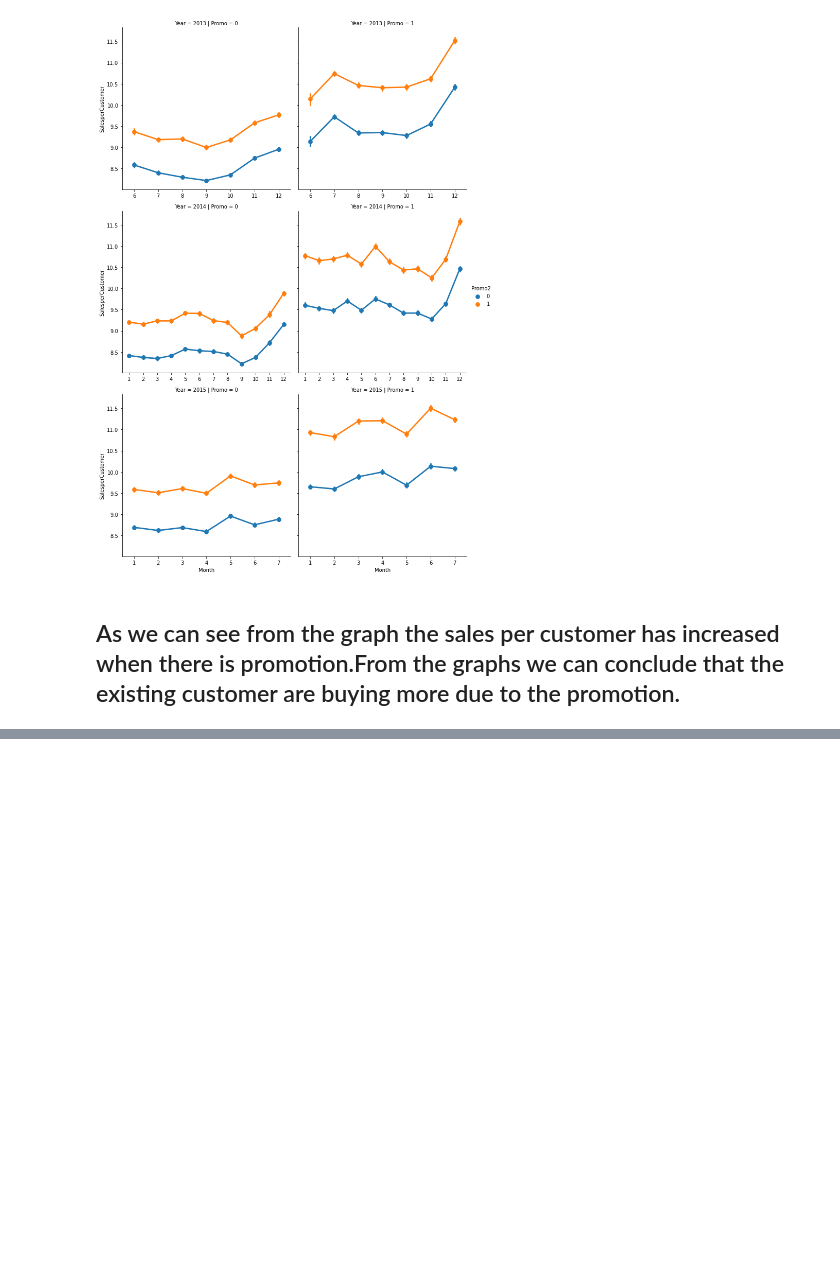
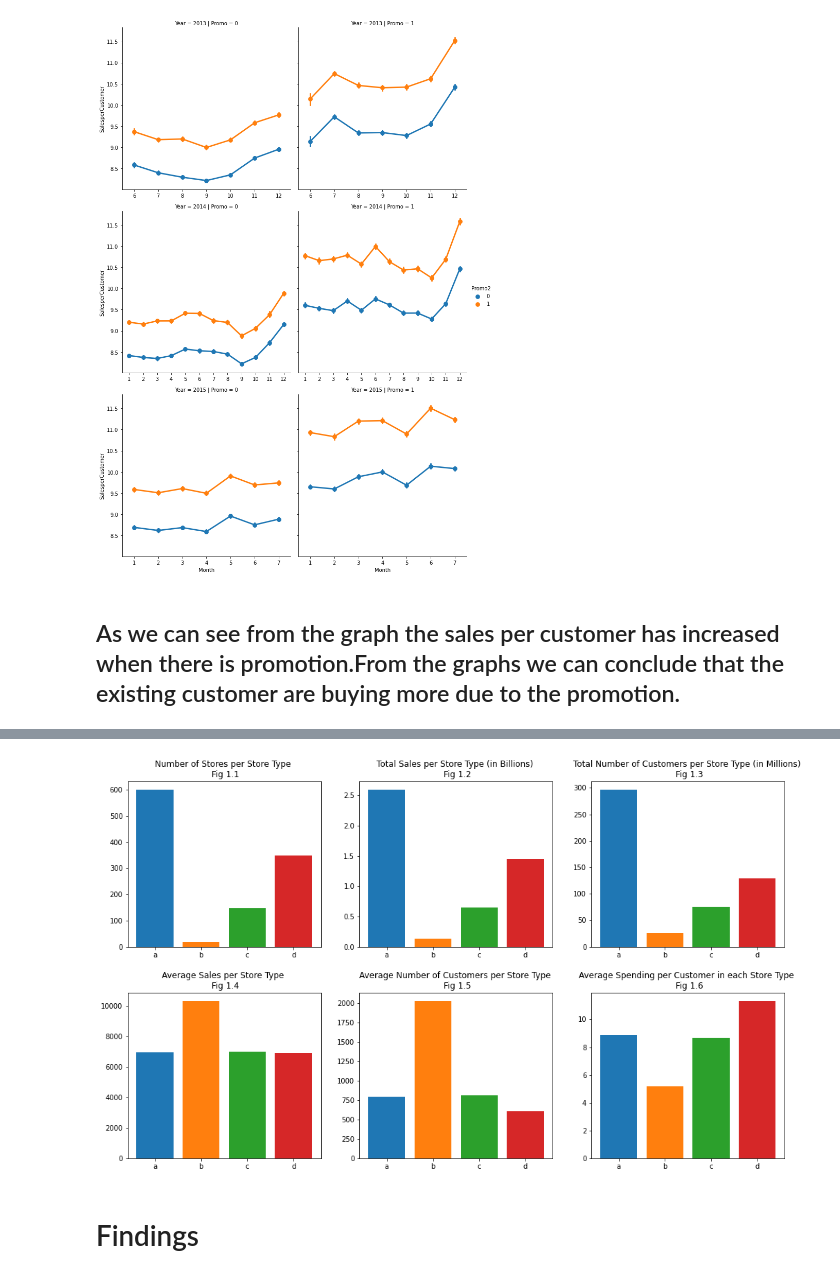
Before and after one commit to nebasam/Forecasting-Sales, a Jupyter notebook: notebooks/forecast.ipynb, the cells around one changed output, grey strips where cells are left out. Saved outputs shown, nothing was run; the diff lists cells and outputs as text; code cells hidden in the pictures; blank space fills up the shorter version.

Commit message:
Analyzes store type

```diff
--- a/notebooks/forecast.ipynb
+++ b/notebooks/forecast.ipynb
@@ -27,7 +27,7 @@ def str_to_date(date):
 <h3> Load the datasets <h3>
 # %%
 # reading a dataframe
-df_train = pd.read_csv("../data/train.csv",sep=',', parse_dates=['Date'],low_memory = False)
+df_train = pd.read_csv("../data/train1.csv",sep=',', parse_dates=['Date'],low_memory = False)
 # %%
 # reading the store data
 df_store = pd.read_csv("../data/store.csv",sep=',',low_memory = False)
@@ -396,0 +407,22 @@ sns.factorplot(data = df_train_store, x ='Month', y = 'SalesperCustomer', col =
+# %%
+fig, axes = plt.subplots(2, 3,figsize=(17,10) )
+palette = itertools.cycle(sns.color_palette(n_colors=4))
+plt.subplots_adjust(hspace = 0.28)
+#axes[1].df_train_store.groupby(by="StoreType").count().Store.plot(kind='bar')
+axes[0,0].bar(df_store.groupby(by="StoreType").count().Store.index,df_store.groupby(by="StoreType").count().Store,color=[next(palette),next(palette),next(palette),next(palette)])
+axes[0,0].set_title("Number of Stores per Store Type \n Fig 1.1")
+axes[0,1].bar(df_train_store.groupby(by="StoreType").sum().Sales.index,df_train_store.groupby(by="StoreType").sum().Sales/1e9,color=[next(palette),next(palette),next(palette),next(palette)])
+axes[0,1].set_title("Total Sales per Store Type (in Billions) \n Fig 1.2")
+axes[0,2].bar(df_train_store.groupby(by="StoreType").sum().Customers.index,df_train_store.groupby(by="StoreType").sum().Customers/1e6,color=[next(palette),next(palette),next(palette),next(palette)])
+axes[0,2].set_title("Total Number of Customers per Store Type (in Millions) \n Fig 1.3")
+axes[1,0].bar(df_train_store.groupby(by="StoreType").sum().Customers.index,df_train_store.groupby(by="StoreType").Sales.mean(),color=[next(palette),next(palette),next(palette),next(palette)])
+axes[1,0].set_title("Average Sales per Store Type \n Fig 1.4")
+axes[1,1].bar(df_train_store.groupby(by="StoreType").sum().Customers.index,df_train_store.groupby(by="StoreType").Customers.mean(),color=[next(palette),next(palette),next(palette),next(palette)])
+axes[1,1].set_title("Average Number of Customers per Store Type \n Fig 1.5")
+axes[1,2].bar(df_train_store.groupby(by="StoreType").sum().Sales.index,df_train_store.groupby(by="StoreType").SalesperCustomer.mean(),color=[next(palette),next(palette),next(palette),next(palette)])
+axes[1,2].set_title("Average Spending per Customer in each Store Type \n Fig 1.6")
+plt.show()
+# %% [output]
+[figure, added]
+# %% [markdown]
+# Findings
```
Also changed, not shown: parts of 3 cells of this notebook, 2 other files.
